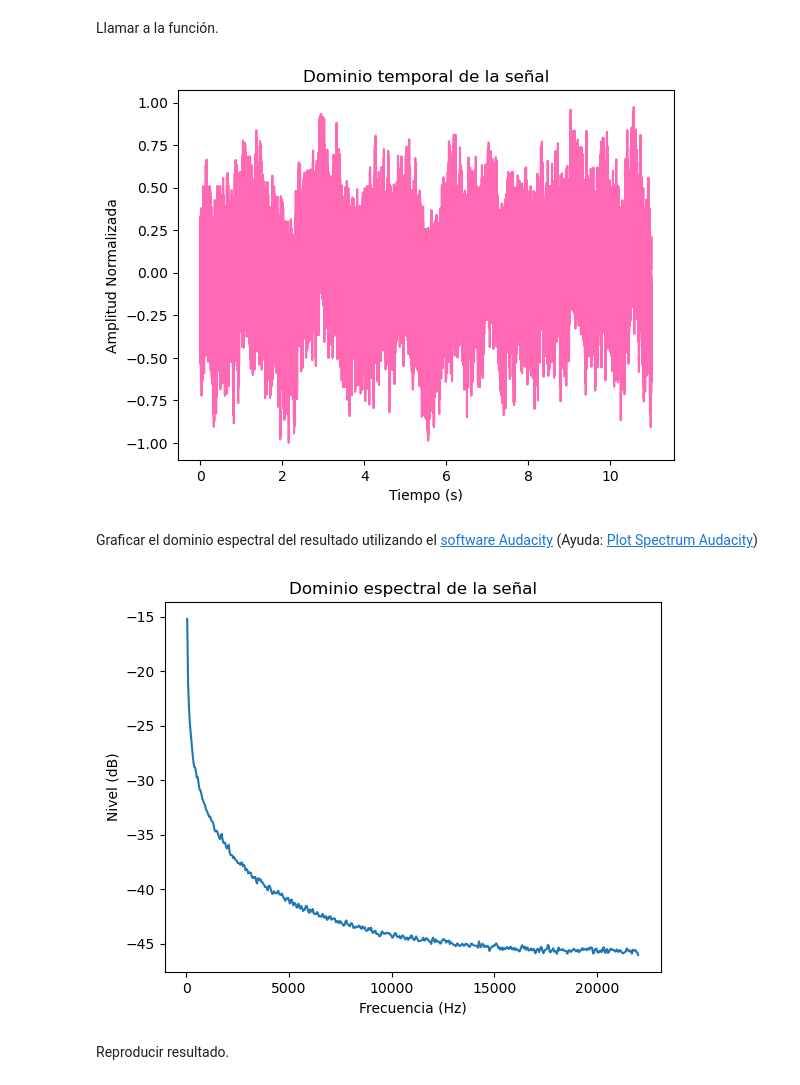
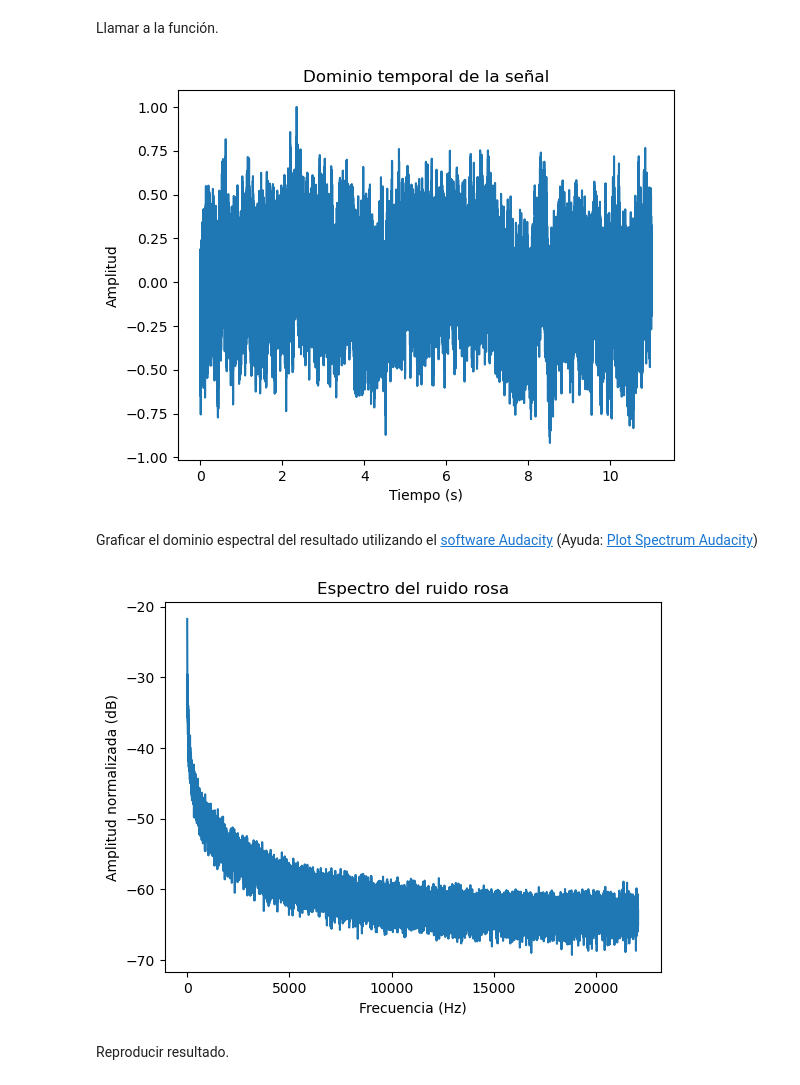
Before and after one commit to tyler-untref/tp_signal_systems, a Jupyter notebook: notebooks/primer_entrega.ipynb, the cells around one changed output. Cells and saved outputs as stored; diff of their text form; code cells hidden in the pictures.

```diff
--- a/notebooks/primer_entrega.ipynb
+++ b/notebooks/primer_entrega.ipynb
@@ -104,18 +104,20 @@ ruido_rosa = ruidoRosa_voss(10)
 # %% [markdown]
 Realizar una función para visualizar el dominio temporal de la señal.
 # %%
-def dominio_temporal(t,fs=44100):
+def dominio_temporal(f,t,fs=44100):
     """
-    Grafica el dominio temporal del ruido rosa generado.
+    Grafica el dominio temporal de una señal de un tiempo determinado.
 
     Parametros
     ----------
+    f : array
+        Numpy array de la señal a graficar.
     t : float
         Valor temporal en segundos.
     fs: int
         Frecuencia de muestreo en Hz de la señal. Por defecto el valor es 44100 Hz.
 
-    returns: Gráfico de la señal (ruido rosa).
+    returns: Gráfico de la señal.
 
     Ejemplo
     -------
@@ -125,45 +127,45 @@ def dominio_temporal(t,fs=44100):
         import numpy as np
         import matplotlib.pyplot as plt
 
-        dominio_temporal(10)
+        dominio_temporal(ruido_rosa,10)
     """
 
     # Eje x: tiempo
-    eje_x = np.linspace(0,t+1,t*fs)
-    plt.xlabel("Tiempo (s)")
+    x = np.linspace(0,t+1,t*fs)
+    plt.xlabel('Tiempo (s)')
 
     # Eje y: amplitud normalizada
-    eje_y = ruido_rosa
-    plt.ylabel("Amplitud Normalizada")
+    y = f
+    plt.ylabel('Amplitud')
 
-    plt.title("Dominio temporal de la señal")
-    plt.plot(eje_x, eje_y, color="hotpink")
+    plt.title('Dominio temporal de la señal')
+    plt.plot(x, y)
 
     return plt.show()
 # %% [markdown]
 Llamar a la función.
 # %%
-dominio_temporal(10)
+dominio_temporal(ruido_rosa,10)
 # %% [output]
-[figure, old version]
+[figure, new version]
 # %% [markdown]
 Graficar el dominio espectral del resultado utilizando el [software Audacity](https://www.audacityteam.org/) (Ayuda: [Plot Spectrum Audacity](https://manual.audacityteam.org/man/plot_spectrum.html))
 # %%
-df = pd.read_csv('./pinknoise_spectrum.txt',delimiter='\t') # Lee el archivo generado en Audacity
+pn_spectrum = pd.read_csv('./pinknoise_spectrum.txt',delimiter='\t') # Lee el archivo de texto generado en Audacity
 
 # Eje x: frecuencia
-eje_x = df['Frequency (Hz)'] # Accede a la columna de frecuencias
+x = pn_spectrum['Frequency (Hz)'] # Accede a la columna de frecuencias
 plt.xlabel('Frecuencia (Hz)')
 
 # Eje y: nivel (dB)
-eje_y = df['Level (dB)'] # Accede a la columna de niveles
-plt.ylabel('Nivel (dB)')
+y = pn_spectrum['Level (dB)'] # Accede a la columna de amplitud
+plt.ylabel('Amplitud normalizada (dB)')
 
-plt.title('Dominio espectral de la señal')
-plt.plot(eje_x, eje_y)
+plt.title('Espectro del ruido rosa')
+plt.plot(x, y)
 plt.show()
 # %% [output]
-[figure, old version]
+[figure, new version]
 # %% [markdown]
 Reproducir resultado.
 # %%
```
Also changed, not shown: parts of 6 cells of this notebook, 4 other files.
